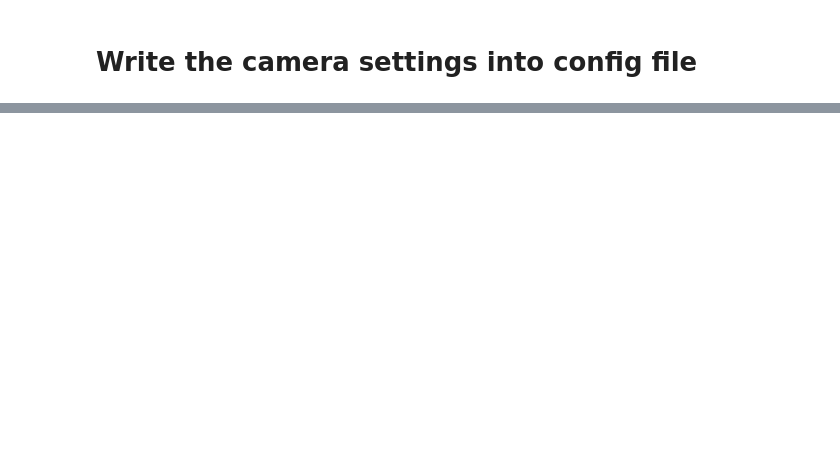
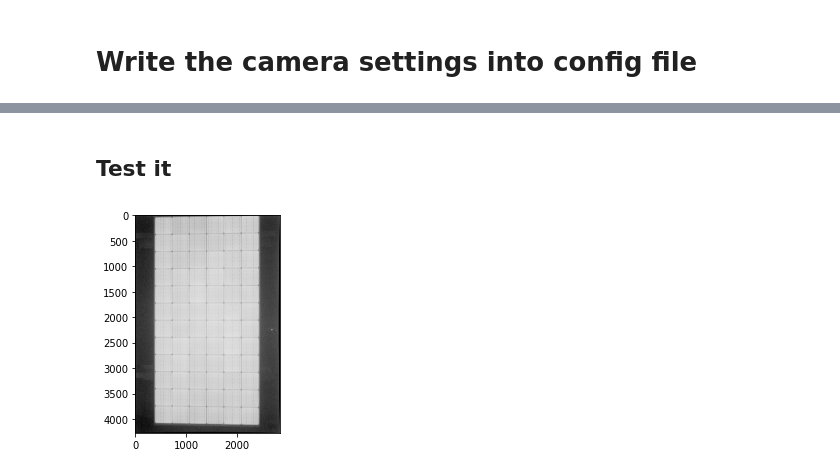
Before and after one commit to charlieHowcroft/PV-EL-image, a Jupyter notebook: solarel/Barrel_distort/barell_distort.ipynb, the cells around one changed output, grey strips where cells are left out. Saved outputs shown, nothing was run; the diff lists cells and outputs as text; code cells hidden in the pictures; blank space fills up the shorter version.

```diff
--- a/solarel/Barrel_distort/barell_distort.ipynb
+++ b/solarel/Barrel_distort/barell_distort.ipynb
@@ -274,0 +333,2 @@ TypeError: Expecting something like a string
+# %% [markdown]
+## Test it
@@ -274,0 +344,15 @@ TypeError: Expecting something like a string
+# %%
+model_path_cells = "C:/Users/chuck/OneDrive/Desktop/Honors/models/resnet_backbone_512.hdf5"
+model_path_module = "C:/Users/chuck/OneDrive/Desktop/Honors/models/resnet_PV_module_256.hdf5"
+folders = ["C:/Users/chuck/OneDrive/Desktop/Honors/M0060/M0060",
+            "C:/Users/chuck/OneDrive/Desktop/Honors/BT1/BT1"]
+toml_path = "C:/Users/chuck/OneDrive/Desktop/Honors/solarEL/solarel/configs/camera_config_new.toml"
+
+image = random_image(folders)
+cv2.imwrite("before.jpg", image)
+image = fix_barrel_distortion(image, toml_path)
+cv2.imwrite("after.jpg", image)
+plt.imshow(image)
+plt.show()
+# %% [output]
+[figure, added]
```
Also changed, not shown: parts of 13 cells of this notebook, 43 other files.
